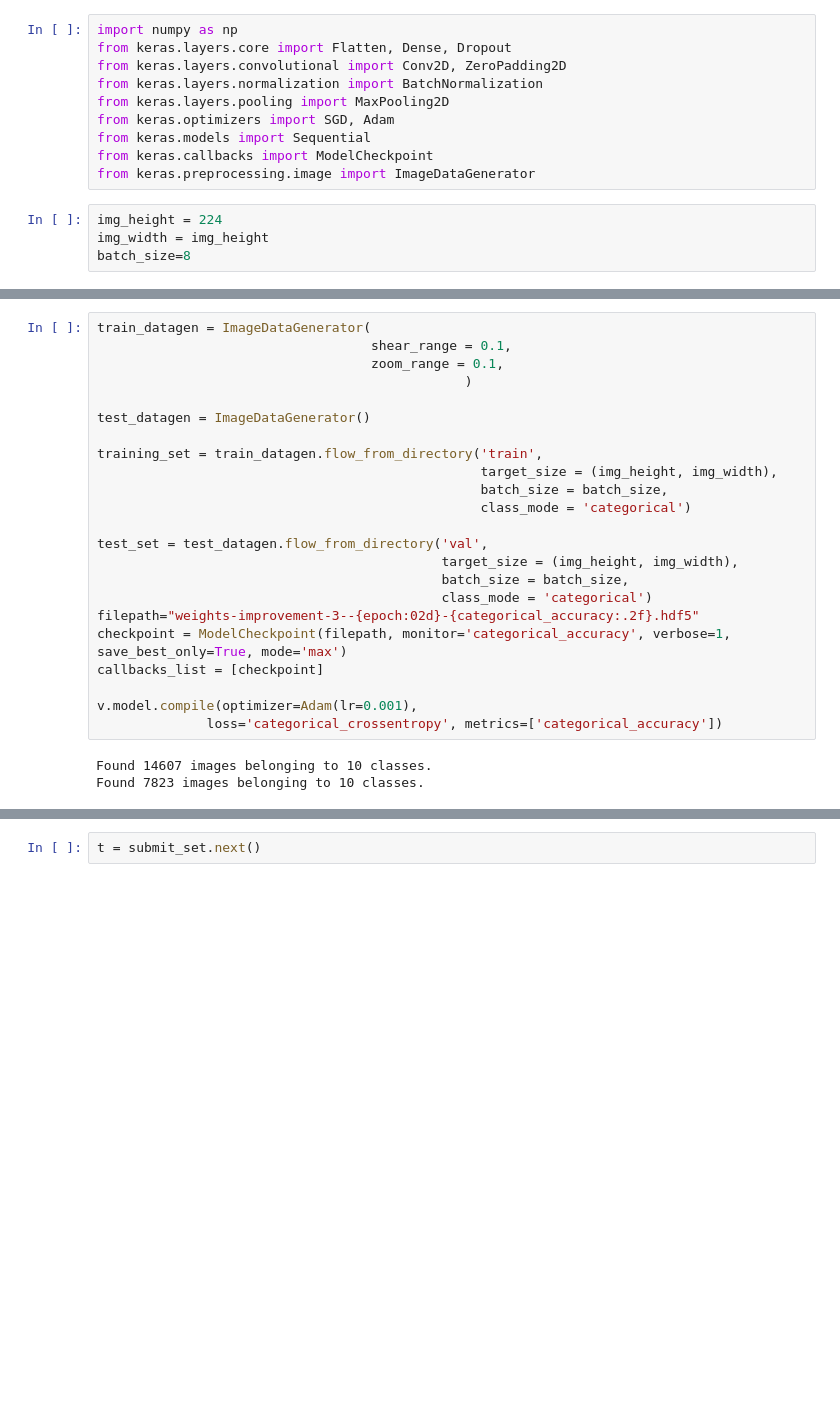
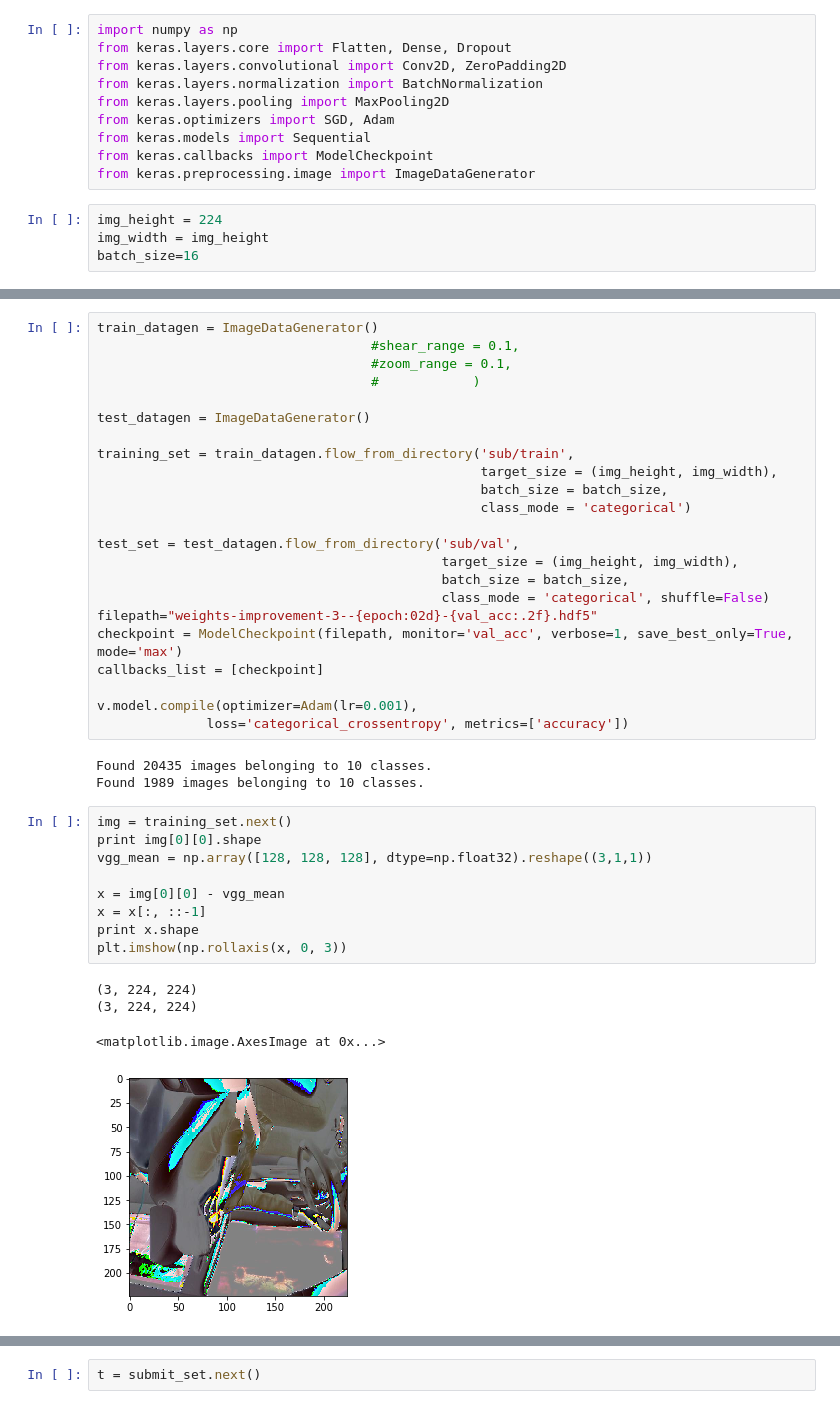
Before and after one commit to hyuen/deeplearning, a Jupyter notebook: distracted_driving/distracted_driving.ipynb, the cells around one changed output, grey strips where cells are left out. Cells and saved outputs as stored; diff of their text form; blank space fills up the shorter version.

```diff
--- a/distracted_driving/distracted_driving.ipynb
+++ b/distracted_driving/distracted_driving.ipynb
@@ -43,7 +50,7 @@ from keras.preprocessing.image import ImageDataGenerator
 # %%
 img_height = 224
 img_width = img_height
-batch_size=8
+batch_size=16
 # %%
 v.model.pop()
 for layer in v.model.layers:
@@ -73,28 +82,42 @@ Non-trainable params: 134,260,544.0
 _________________________________________________________________
 # %%
-train_datagen = ImageDataGenerator(
-                                   shear_range = 0.1,
-                                   zoom_range = 0.1,
-                                               )
+train_datagen = ImageDataGenerator()
+                                   #shear_range = 0.1,
+                                   #zoom_range = 0.1,
+                                   #            )
 
 test_datagen = ImageDataGenerator()
 
-training_set = train_datagen.flow_from_directory('train',
+training_set = train_datagen.flow_from_directory('sub/train',
                                                  target_size = (img_height, img_width),
                                                  batch_size = batch_size,
                                                  class_mode = 'categorical')
 
-test_set = test_datagen.flow_from_directory('val',
+test_set = test_datagen.flow_from_directory('sub/val',
                                             target_size = (img_height, img_width),
                                             batch_size = batch_size,
-                                            class_mode = 'categorical')
-filepath="weights-improvement-3--{epoch:02d}-{categorical_accuracy:.2f}.hdf5"
-checkpoint = ModelCheckpoint(filepath, monitor='categorical_accuracy', verbose=1, save_best_only=True, mode='max')
+                                            class_mode = 'categorical', shuffle=False)
+filepath="weights-improvement-3--{epoch:02d}-{val_acc:.2f}.hdf5"
+checkpoint = ModelCheckpoint(filepath, monitor='val_acc', verbose=1, save_best_only=True, mode='max')
 callbacks_list = [checkpoint]
 
 v.model.compile(optimizer=Adam(lr=0.001),
-              loss='categorical_crossentropy', metrics=['categorical_accuracy'])
+              loss='categorical_crossentropy', metrics=['accuracy'])
 # %% [output]
-Found 14607 images belonging to 10 classes.
-Found 7823 images belonging to 10 classes.
+Found 20435 images belonging to 10 classes.
+Found 1989 images belonging to 10 classes.
+# %%
+img = training_set.next()
+print img[0][0].shape
+vgg_mean = np.array([128, 128, 128], dtype=np.float32).reshape((3,1,1))
+
+x = img[0][0] - vgg_mean
+x = x[:, ::-1]
+print x.shape
+plt.imshow(np.rollaxis(x, 0, 3))
+# %% [output]
+(3, 224, 224)
+(3, 224, 224)
+<matplotlib.image.AxesImage at 0x...>
+[figure, added]
 # %%
```
Also changed, not shown: parts of 8 cells of this notebook, 2 other files.
